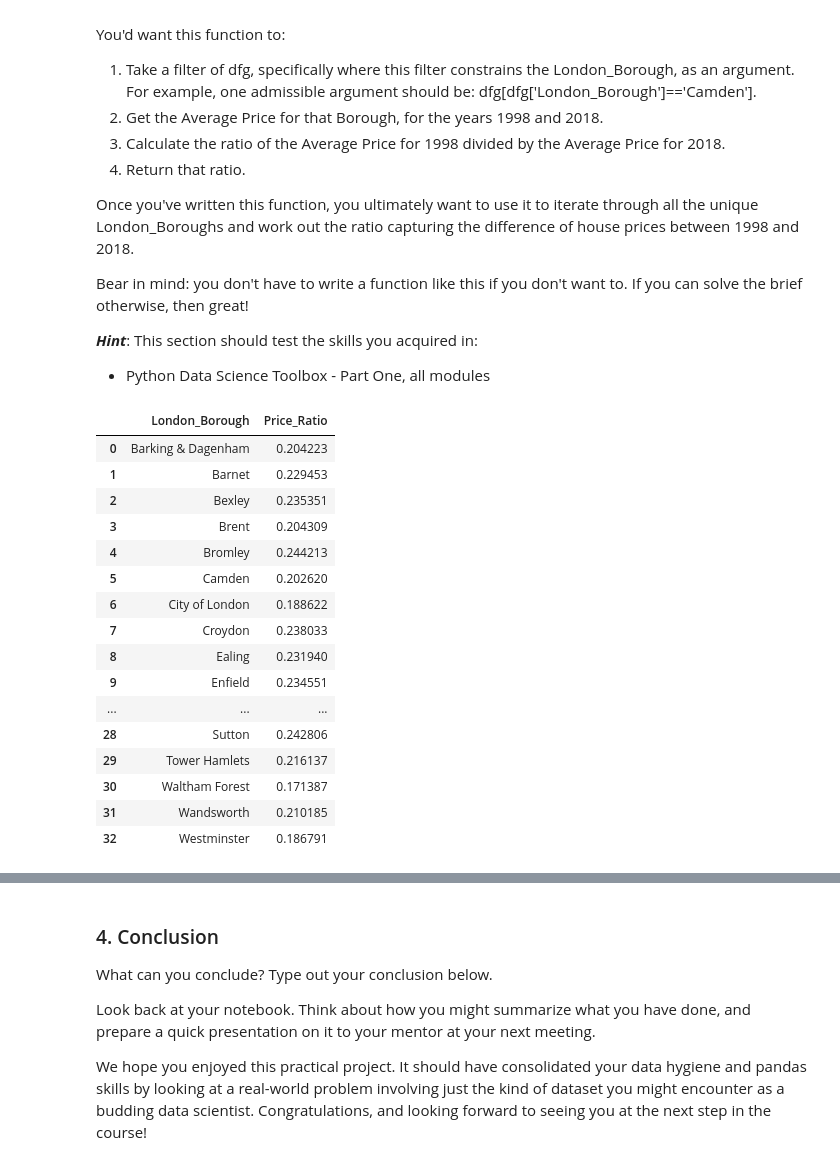
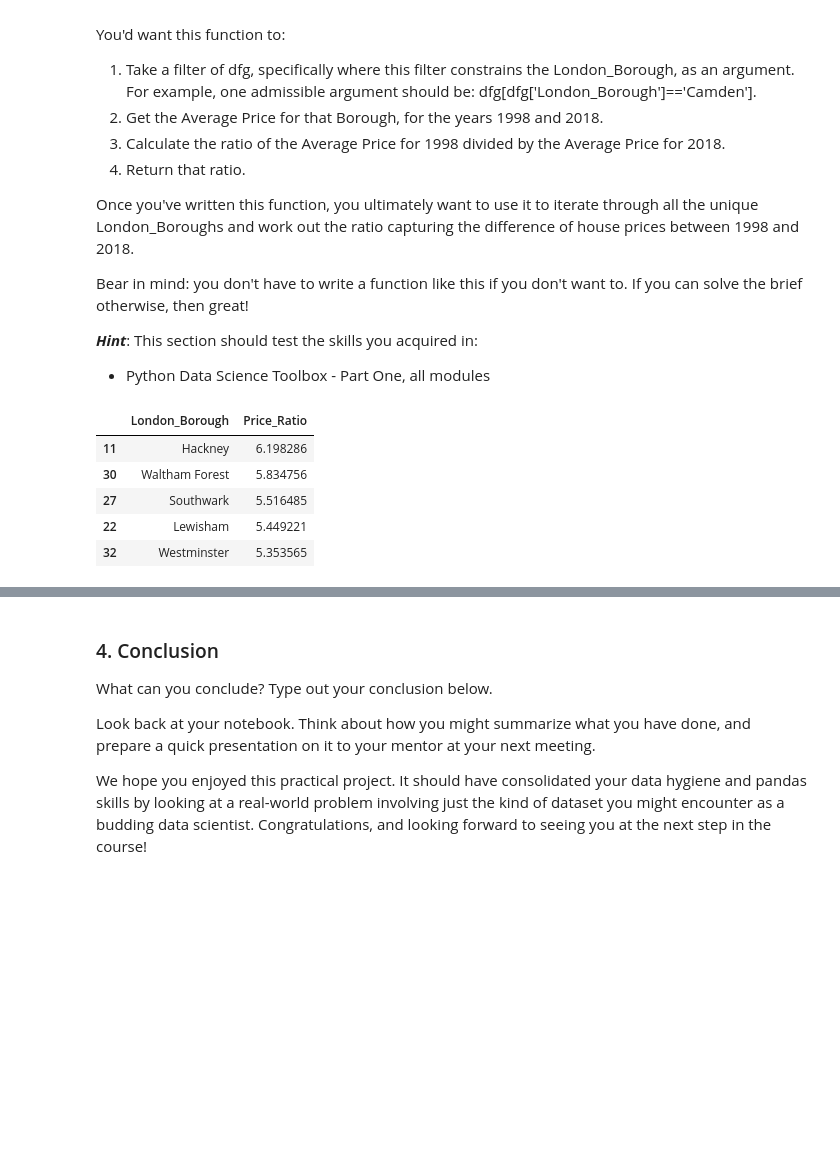
Before and after one commit to dianakulawiec/datascience, a Jupyter notebook: LondonCaseStudy/Unit 4 Challenge - Tier 3.ipynb, the cells around one changed output, grey strips where cells are left out. Saved outputs shown, nothing was run; the diff lists cells and outputs as text; code cells hidden in the pictures; blank space fills up the shorter version.

```diff
--- a/LondonCaseStudy/Unit 4 Challenge - Tier 3.ipynb
+++ b/LondonCaseStudy/Unit 4 Challenge - Tier 3.ipynb
@@ -125,6 +147,7 @@ properties = properties.transpose()
 # %%
 # reset index so the data is indexed by integers not boroghs
-properties = properties.reset_index(drop = False)
+properties = properties.reset_index()
+# properties.head()
 # %%
 # set the names of the columns to the first row of the data
 properties.columns = properties.iloc[0]
@@ -299,30 +315,19 @@ def create_price_ratio(borough):
 # %%
-boroughs_list = df_grouped['London_Borough'].unique()
-ratios_dict = {}
-
+# loop through borouughs and calculate price ratio
 for borough in boroughs_list:
     ratio = create_price_ratio(df_grouped[df_grouped['London_Borough'] == borough])
     ratios_dict[borough] = ratio
-
-ratios = pd.DataFrame.from_dict(ratios_dict, orient = 'index')
-ratios = ratios.reset_index()
-ratios.columns = ['London_Borough', 'Price_Ratio']
-ratios
-# %% [output]
-|  | London_Borough | Price_Ratio |
-| 0 | Barking & Dagenham | 0.204223 |
-| 1 | Barnet | 0.229453 |
-| 2 | Bexley | 0.235351 |
-| 3 | Brent | 0.204309 |
-| 4 | Bromley | 0.244213 |
-| 5 | Camden | 0.202620 |
-| 6 | City of London | 0.188622 |
-| 7 | Croydon | 0.238033 |
-| 8 | Ealing | 0.231940 |
-| 9 | Enfield | 0.234551 |
-| ... | ... | ... |
-| 28 | Sutton | 0.242806 |
-| 29 | Tower Hamlets | 0.216137 |
-| 30 | Waltham Forest | 0.171387 |
-| 31 | Wandsworth | 0.210185 |
-| 32 | Westminster | 0.186791 |
+# %%
+# convert to dataframe, reset index, rename columns, sort
+ratios = pd.DataFrame.from_dict(ratios_dict, orient = 'index')
+ratios = ratios.reset_index()
+ratios.columns = ['London_Borough', 'Price_Ratio']
+ratios = ratios.sort_values(by = 'Price_Ratio', ascending = False)
+ratios.head()
+# %% [output]
+|  | London_Borough | Price_Ratio |
+| 11 | Hackney | 6.198286 |
+| 30 | Waltham Forest | 5.834756 |
+| 27 | Southwark | 5.516485 |
+| 22 | Lewisham | 5.449221 |
+| 32 | Westminster | 5.353565 |
```
Also changed, not shown: parts of 27 cells of this notebook.
